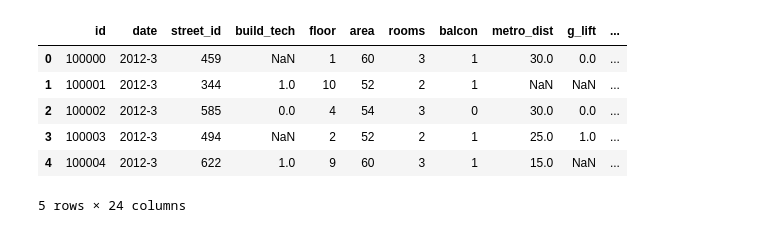
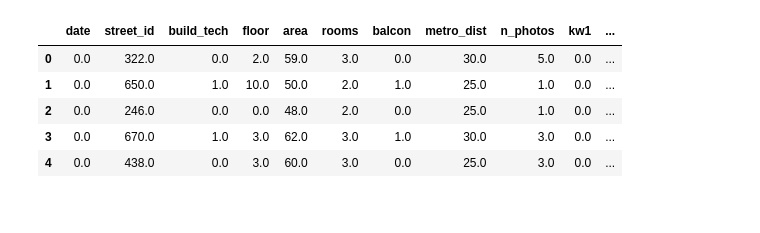
Before and after one commit to ladudin/HW-ClassicML, a Jupyter notebook: lecture07/hw5DONE.ipynb, the cells around one changed output. Saved outputs shown, nothing was run; the diff lists cells and outputs as text; code cells hidden in the pictures.

```diff
--- a/lecture07/hw5DONE.ipynb
+++ b/lecture07/hw5DONE.ipynb
@@ -95,0 +94,3 @@ test_df = pd.read_csv("Test.csv")
+# %%
+scaler = MinMaxScaler()
+scaler.fit(pd.DataFrame(train_df["date"]))
@@ -95,0 +99,2 @@ test_df = pd.read_csv("Test.csv")
+# %%
+train_df["date"] = scaler.transform(pd.DataFrame(train_df["date"])).reshape(1, -1)[0]
@@ -95,0 +118,5 @@ test_df = pd.read_csv("Test.csv")
+# %%
+imputer = IterativeImputer(estimator=DecisionTreeRegressor(random_state=SEED), max_iter=20)
+# %%
+train_imputed = imputer.fit_transform(train_df)
+train_df = pd.DataFrame(train_imputed, columns=train_df.columns)
@@ -96,10 +126,9 @@ test_df = pd.read_csv("Test.csv")
 # %%
-test_df.head()
+train_df.head()
 # %% [output]
-|  | id | date | street_id | build_tech | floor | area | rooms | balcon | metro_dist | g_lift | ... |
-| 0 | 100000 | 2012-3 | 459 | NaN | 1 | 60 | 3 | 1 | 30.0 | 0.0 | ... |
-| 1 | 100001 | 2012-3 | 344 | 1.0 | 10 | 52 | 2 | 1 | NaN | NaN | ... |
-| 2 | 100002 | 2012-3 | 585 | 0.0 | 4 | 54 | 3 | 0 | 30.0 | 0.0 | ... |
-| 3 | 100003 | 2012-3 | 494 | NaN | 2 | 52 | 2 | 1 | 25.0 | 1.0 | ... |
-| 4 | 100004 | 2012-3 | 622 | 1.0 | 9 | 60 | 3 | 1 | 15.0 | NaN | ... |
+|  | date | street_id | build_tech | floor | area | rooms | balcon | metro_dist | n_photos | kw1 | ... |
+| 0 | 0.0 | 322.0 | 0.0 | 2.0 | 59.0 | 3.0 | 0.0 | 30.0 | 5.0 | 0.0 | ... |
+| 1 | 0.0 | 650.0 | 1.0 | 10.0 | 50.0 | 2.0 | 1.0 | 25.0 | 1.0 | 0.0 | ... |
+| 2 | 0.0 | 246.0 | 0.0 | 0.0 | 48.0 | 2.0 | 0.0 | 25.0 | 1.0 | 0.0 | ... |
+| 3 | 0.0 | 670.0 | 1.0 | 3.0 | 62.0 | 3.0 | 1.0 | 30.0 | 3.0 | 0.0 | ... |
+| 4 | 0.0 | 438.0 | 0.0 | 3.0 | 60.0 | 3.0 | 0.0 | 25.0 | 3.0 | 0.0 | ... |
-5 rows × 24 columns
```
Also changed, not shown: parts of 61 cells of this notebook, 9 other files.
